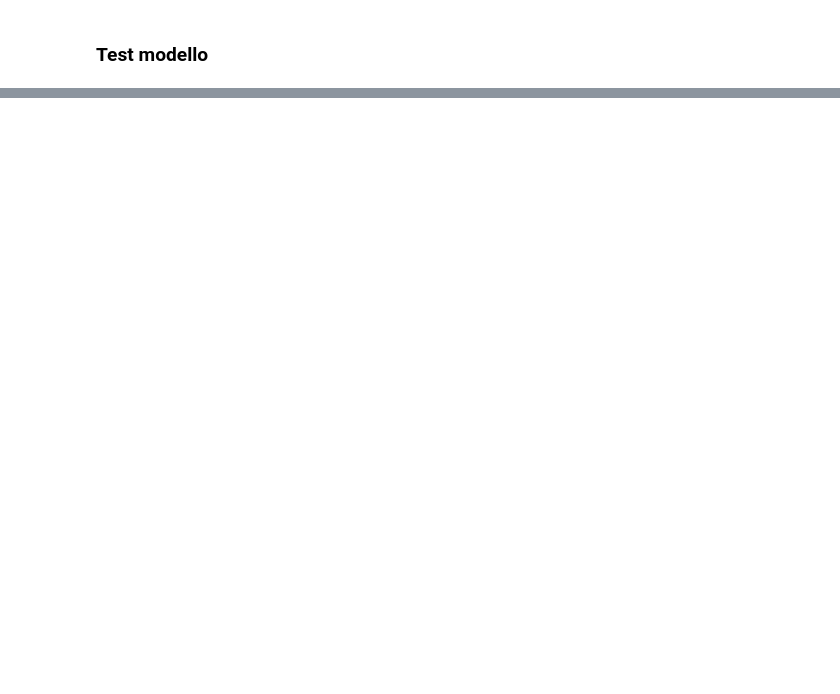
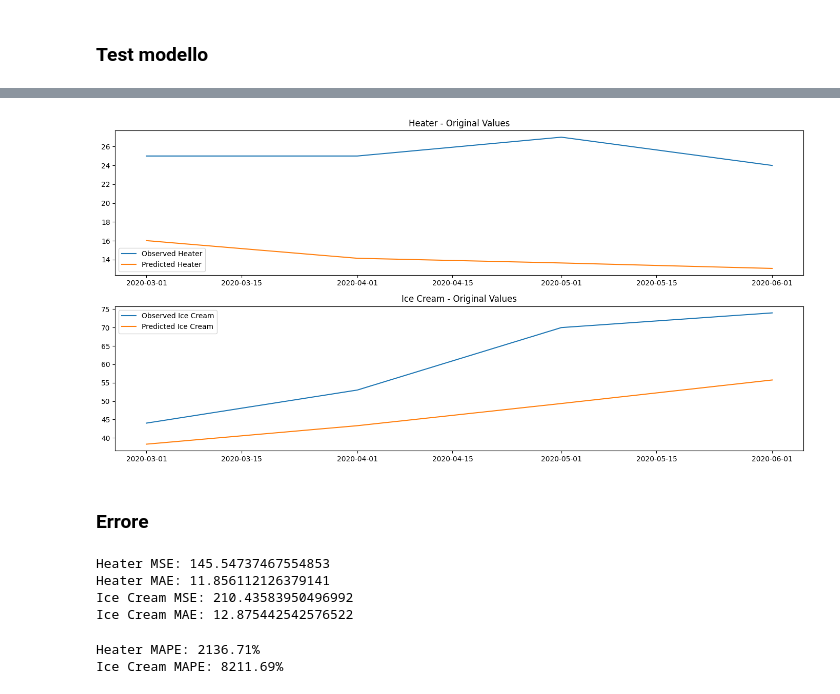
Before and after one commit to maatitass/tesi, a Jupyter notebook: prova.ipynb, the cells around one changed output, grey strips where cells are left out. Drawn from its saved outputs; the diff is of its cells as text; code cells hidden in the pictures; blank space fills up the shorter version.

```diff
--- a/prova.ipynb
+++ b/prova.ipynb
@@ -403,0 +408,14 @@ plt.show()
+# %%
+test_months = [date.month for date in test_data.index]
+
+forecast_df['heater_month_avg'] = [month_avgs.loc[month, 'heater'] for month in test_months]
+forecast_df['ice_cream_month_avg'] = [month_avgs.loc[month, 'ice cream'] for month in test_months]
+
+forecast_df['heater_annual_vol'] = [annual_volatility.loc[date.year, 'heater'] for date in test_data.index]
+forecast_df['ice_cream_annual_vol'] = [annual_volatility.loc[date.year, 'ice cream'] for date in test_data.index]
+# %%
+forecast_df['heater_pred'] = forecast_df['heater_pred'] + forecast_df['heater_month_avg']
+forecast_df['ice_cream_pred'] = forecast_df['ice_cream_pred'] + forecast_df['ice_cream_month_avg']
+# %%
+forecast_df['heater_pred'] = forecast_df['heater_pred'] * forecast_df['heater_annual_vol']
+forecast_df['ice_cream_pred'] = forecast_df['ice_cream_pred'] * forecast_df['ice_cream_annual_vol']
@@ -403,0 +442,7 @@ plt.show()
+# %%
+original_data = pd.read_csv('ice_cream_vs_heater.csv', parse_dates=[0], index_col=0, date_parser=lambda s: datetime.strptime(s, '%Y-%m'))
+avgs = original_data.mean()
+stds = original_data.std()
+
+forecast_df['heater_orig'] = forecast_df['heater_integrated'] * stds['heater'] + avgs['heater']
+forecast_df['ice_cream_orig'] = forecast_df['ice_cream_integrated'] * stds['ice cream'] + avgs['ice cream']
@@ -403,0 +469,46 @@ plt.show()
+# %%
+
+test_dates = test_data.index
+original_test_data = original_data.loc[test_dates]
+
+plt.figure(figsize=(14, 7))
+plt.subplot(2, 1, 1)
+plt.plot(original_test_data['heater'], label='Observed Heater')
+plt.plot(forecast_df['heater_orig'], label='Predicted Heater')
+plt.title('Heater - Original Values')
+plt.legend()
+
+plt.subplot(2, 1, 2)
+plt.plot(original_test_data['ice cream'], label='Observed Ice Cream')
+plt.plot(forecast_df['ice_cream_orig'], label='Predicted Ice Cream')
+plt.title('Ice Cream - Original Values')
+plt.legend()
+
+plt.tight_layout()
+plt.show()
+# %% [output]
+[figure, added]
+# %% [markdown]
+### **Errore**
+# %%
+print("Heater MSE:", mean_squared_error(original_test_data['heater'], forecast_df['heater_orig']))
+print("Heater MAE:", mean_absolute_error(original_test_data['heater'], forecast_df['heater_orig']))
+print("Ice Cream MSE:", mean_squared_error(original_test_data['ice cream'], forecast_df['ice_cream_orig']))
+print("Ice Cream MAE:", mean_absolute_error(original_test_data['ice cream'], forecast_df['ice_cream_orig']))
+# %% [output]
+Heater MSE: 145.54737467554853
+Heater MAE: 11.856112126379141
+Ice Cream MSE: 210.43583950496992
+Ice Cream MAE: 12.875442542576522
+# %%
+def mean_absolute_percentage_error(y_true, y_pred):
+    return np.mean(np.abs((y_true - y_pred) / y_true)) * 100
+
+mape_heater = mean_absolute_percentage_error(test_data['heater'], forecast_df['heater_orig'])
+mape_ice_cream = mean_absolute_percentage_error(test_data['ice cream'], forecast_df['ice_cream_orig'])
+
+print(f'Heater MAPE: {mape_heater:.2f}%')
+print(f'Ice Cream MAPE: {mape_ice_cream:.2f}%')
+# %% [output]
+Heater MAPE: 2136.71%
+Ice Cream MAPE: 8211.69%
```
Also changed, not shown: parts of 10 cells of this notebook.
